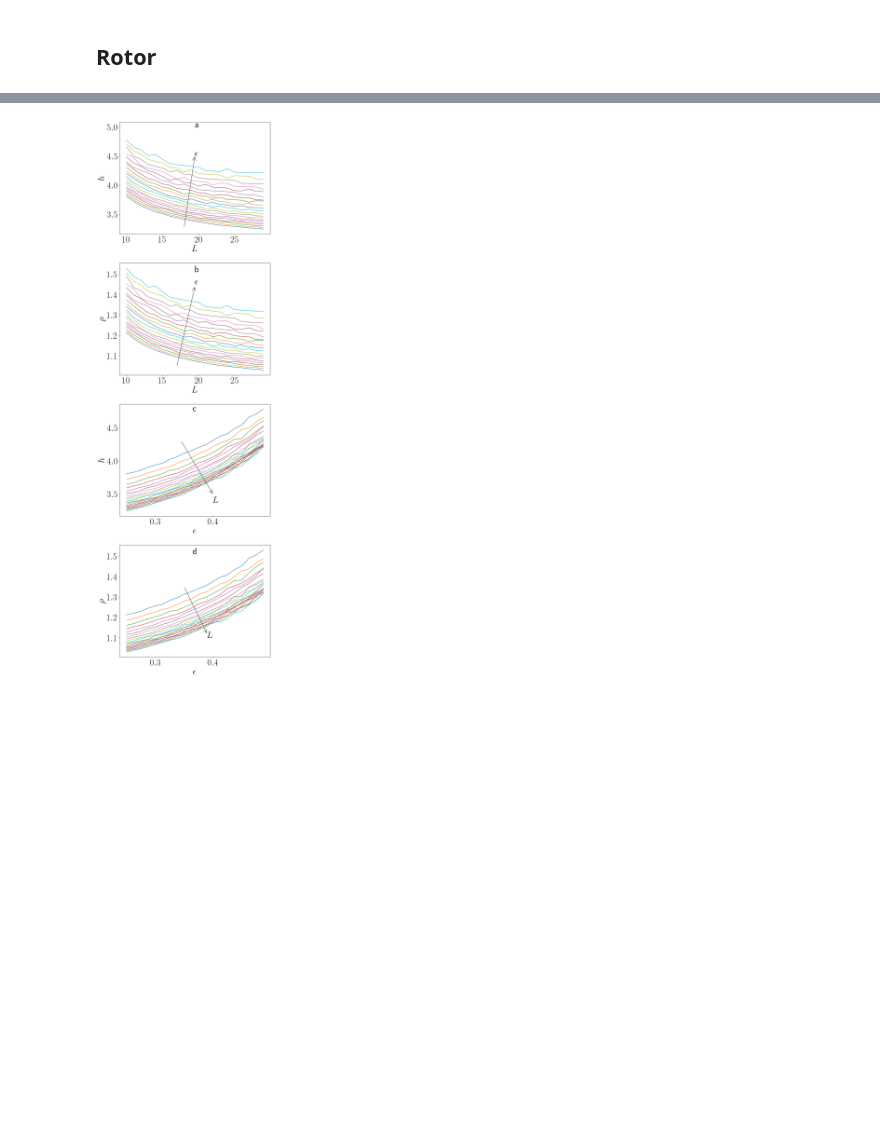
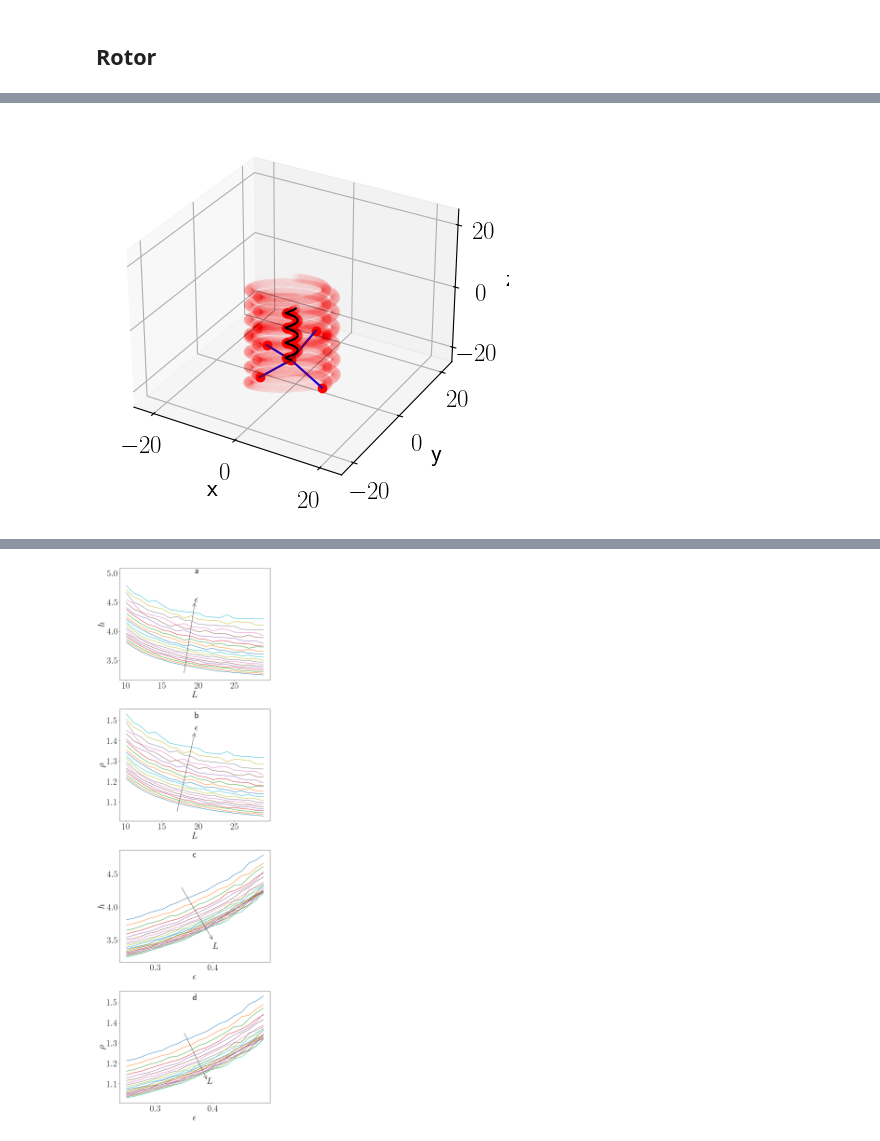
Before and after one commit to alireza-astane/starSwimmer3D, a Jupyter notebook: swimmerProject/phase2.ipynb, the cells around one changed output, grey strips where cells are left out. Drawn from its saved outputs; the diff is of its cells as text; code cells hidden in the pictures; blank space fills up the shorter version.

```diff
--- a/swimmerProject/phase2.ipynb
+++ b/swimmerProject/phase2.ipynb
@@ -664,0 +885,81 @@ plt.show()
+# %%
+from matplotlib.animation import FuncAnimation
+import matplotlib.pyplot as plt
+fig = plt.figure()
+ax = fig.add_subplot(projection="3d")
+# ax.view_init(0,0)   # ?
+ax.set_xlabel("x")
+ax.set_ylabel("y")
+ax.set_zlabel("z")
+
+data = np.transpose(ani_data,axes=(2,1,0))
+
+
+ln0, =ax.plot([], [], [],"ro")
+ln1, =ax.plot([], [], [],"ro")
+ln2, =ax.plot([], [], [],"ro")
+ln3, =ax.plot([], [], [],"ro")
+ln4, =ax.plot([], [], [],"ro")
+
+j1, = ax.plot([], [], [],"b")
+j2, = ax.plot([], [], [],"b")
+j3, = ax.plot([], [], [],"b")
+j4, = ax.plot([], [], [],"b")
+
+alpha = 0.01
+ln0_s, =ax.plot([], [], [],"ro",alpha = alpha)
+ln1_s, =ax.plot([], [], [],"ro",alpha = alpha)
+ln2_s, =ax.plot([], [], [],"ro",alpha = alpha)
+ln3_s, =ax.plot([], [], [],"ro",alpha = alpha)
+ln4_s, =ax.plot([], [], [],"ro",alpha = alpha)
+
+
+
+path, = ax.plot([], [], [],"black")
+
+
+def init():
+    # ax.plot(0,0,0,"yellow")
+
+    ax.set_xlim(-25,25)
+    ax.set_ylim(-25,25)
+    ax.set_zlim(-25,25)
+    return ln0,ln1,ln2,ln3,ln4,j1,j2,j3,j4,ln0_s,ln1_s,ln2_s,ln3_s,ln4_s,path
+def update(frame):
+
+
+
+    ln0.set_data_3d([data[frame,0,0]],[data[frame,1,0]],[data[frame,2,0]])
+    ln1.set_data_3d([data[frame,0,1]],[data[frame,1,1]],[data[frame,2,1]])
+    ln2.set_data_3d([data[frame,0,2]],[data[frame,1,2]],[data[frame,2,2]])
+    ln3.set_data_3d([data[frame,0,3]],[data[frame,1,3]],[data[frame,2,3]])
+    ln4.set_data_3d([data[frame,0,4]],[data[frame,1,4]],[data[frame,2,4]])
+
+
+    ln0_s.set_data_3d(data[:frame,0,0],data[:frame,1,0],data[:frame,2,0])
+    ln1_s.set_data_3d(data[:frame,0,1],data[:frame,1,1],data[:frame,2,1])
+    ln2_s.set_data_3d(data[:frame,0,2],data[:frame,1,2],data[:frame,2,2])
+    ln3_s.set_data_3d(data[:frame,0,3],data[:frame,1,3],data[:frame,2,3])
+    ln4_s.set_data_3d(data[:frame,0,4],data[:frame,1,4],data[:frame,2,4])
+
+
+
+    j1.set_data_3d([data[frame,0,1], data[frame,0,0]],[data[frame,1,1],data[frame,1,0]],[data[frame,2,1],data[frame,2,0]])
+    j2.set_data_3d([data[frame,0,2], data[frame,0,0]],[data[frame,1,2],data[frame,1,0]],[data[frame,2,2],data[frame,2,0]])
+    j3.set_data_3d([data[frame,0,3], data[frame,0,0]],[data[frame,1,3],data[frame,1,0]],[data[frame,2,3],data[frame,2,0]])
+    j4.set_data_3d([data[frame,0,4], data[frame,0,0]],[data[frame,1,4],data[frame,1,0]],[data[frame,2,4],data[frame,2,0]])
+
+
+    path.set_data_3d(data[:frame,0,0],data[:frame,1,0],data[:frame,2,0])
+
+    # ax.plot(0,0,0,"yellow")
+
+
+
+    return ln0,ln1,ln2,ln3,ln4,j1,j2,j3,j4,ln0_s,ln1_s,ln2_s,ln3_s,ln4_s,path
+
+ani = FuncAnimation(fig, update , frames = np.arange(0, 1000),init_func=init,blit = True, interval = 100)
+
+ani.save("/home/astane/Desktop/PycharmProjects/UniProjects/swimmerProject/ani_ciral_2.mp4")
+# %% [output]
+[figure, added]
```
Also changed, not shown: parts of 23 cells of this notebook, 29 other files.
